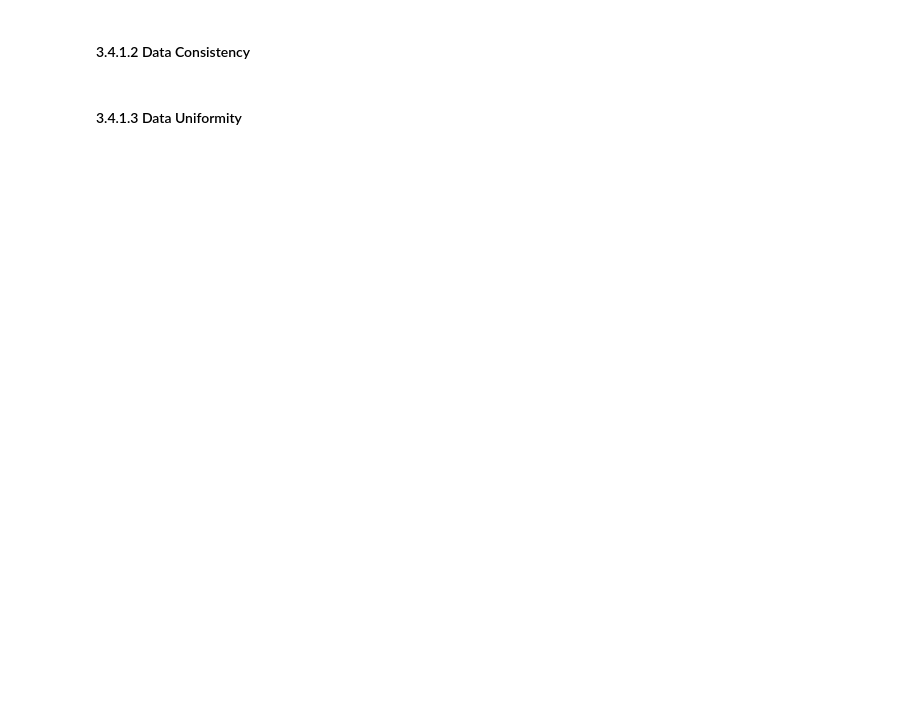
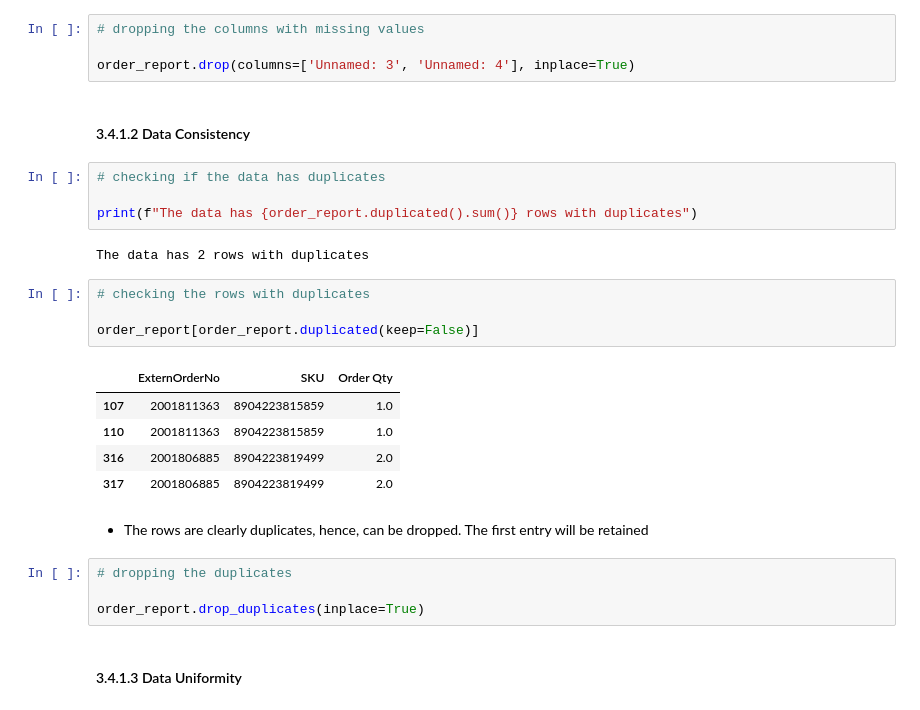
Before and after one commit to Mercy-Njambi/B2B-Ecommerce-Fraud, a Jupyter notebook: notebooks/Data Analysis.ipynb, the cells around one changed output. Saved outputs shown, nothing was run; the diff lists cells and outputs as text; blank space fills up the shorter version.

```diff
--- a/notebooks/Data Analysis.ipynb
+++ b/notebooks/Data Analysis.ipynb
@@ -422,4 +470,30 @@ order_report.head()
+# %%
+# dropping the columns with missing values
+
+order_report.drop(columns=['Unnamed: 3', 'Unnamed: 4'], inplace=True)
 # %% [markdown]
 #### 3.4.1.2 Data Consistency
+# %%
+# checking if the data has duplicates
+
+print(f"The data has {order_report.duplicated().sum()} rows with duplicates")
+# %% [output]
+The data has 2 rows with duplicates
+# %%
+# checking the rows with duplicates
+
+order_report[order_report.duplicated(keep=False)]
+# %% [output]
+|  | ExternOrderNo | SKU | Order Qty |
+| 107 | 2001811363 | 8904223815859 | 1.0 |
+| 110 | 2001811363 | 8904223815859 | 1.0 |
+| 316 | 2001806885 | 8904223819499 | 2.0 |
+| 317 | 2001806885 | 8904223819499 | 2.0 |
+# %% [markdown]
+- The rows are clearly duplicates, hence, can be dropped. The first entry will be retained
+# %%
+# dropping the duplicates
+
+order_report.drop_duplicates(inplace=True)
 # %% [markdown]
 #### 3.4.1.3 Data Uniformity
```
Also changed, not shown: parts of 10 cells of this notebook.
